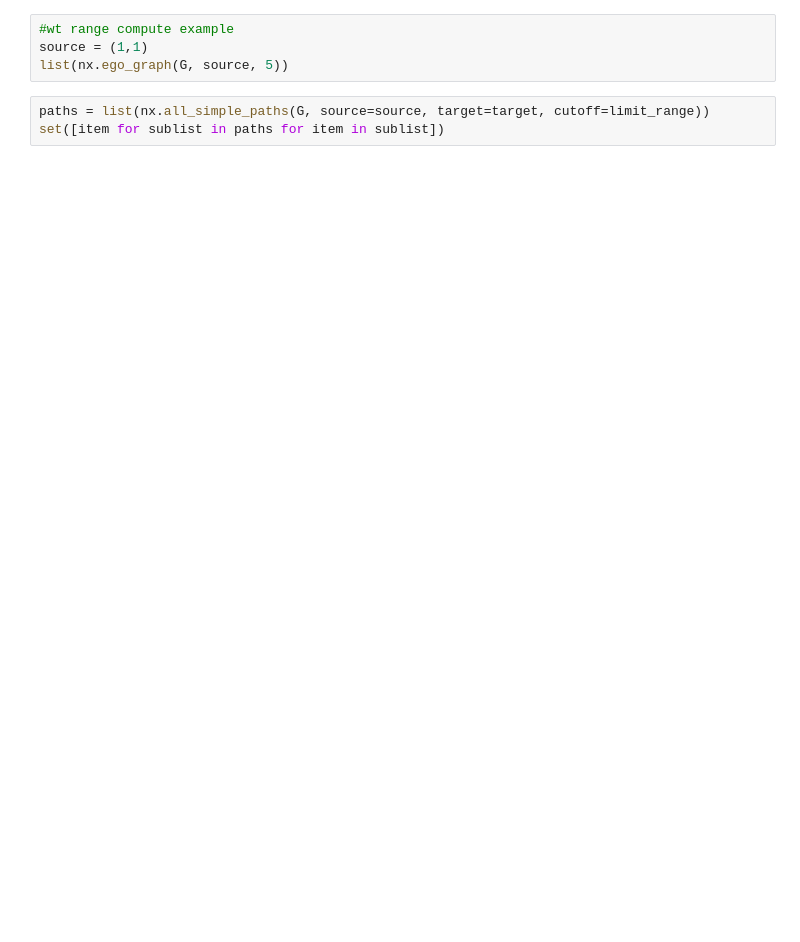
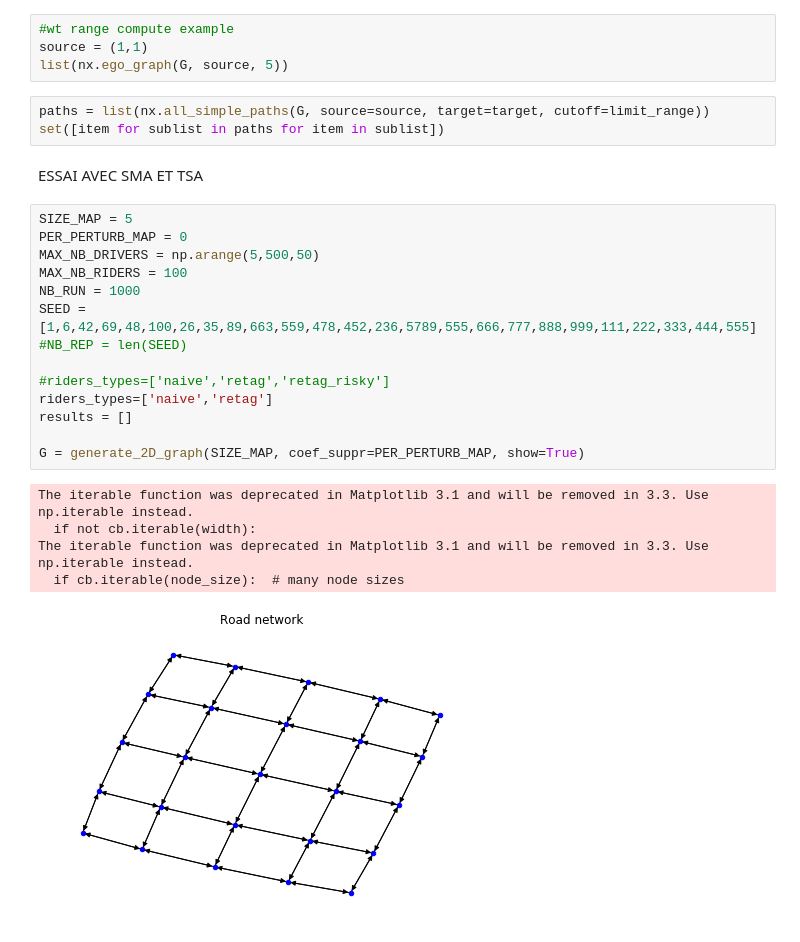
Before and after one commit to cristal-smac/mas_basics, a Jupyter notebook: mas_transportation_detours.ipynb, the cells around one changed output. Saved outputs shown, nothing was run; the diff lists cells and outputs as text; blank space fills up the shorter version.

```diff
--- a/mas_transportation_detours.ipynb
+++ b/mas_transportation_detours.ipynb
@@ -333,3 +655,25 @@ list(nx.ego_graph(G, source, 5))
 # %%
 paths = list(nx.all_simple_paths(G, source=source, target=target, cutoff=limit_range))
 set([item for sublist in paths for item in sublist])
+# %% [markdown]
+ESSAI AVEC SMA ET TSA
+# %%
+SIZE_MAP = 5
+PER_PERTURB_MAP = 0
+MAX_NB_DRIVERS = np.arange(5,500,50)
+MAX_NB_RIDERS = 100
+NB_RUN = 1000
+SEED = [1,6,42,69,48,100,26,35,89,663,559,478,452,236,5789,555,666,777,888,999,111,222,333,444,555]
+#NB_REP = len(SEED)
+
+#riders_types=['naive','retag','retag_risky']
+riders_types=['naive','retag']
+results = []
+
+G = generate_2D_graph(SIZE_MAP, coef_suppr=PER_PERTURB_MAP, show=True)
+# %% [output]
+The iterable function was deprecated in Matplotlib 3.1 and will be removed in 3.3. Use np.iterable instead.
+  if not cb.iterable(width):
+The iterable function was deprecated in Matplotlib 3.1 and will be removed in 3.3. Use np.iterable instead.
+  if cb.iterable(node_size):  # many node sizes
+[figure, added]
```
Also changed, not shown: parts of 40 cells of this notebook, 1 other file.
